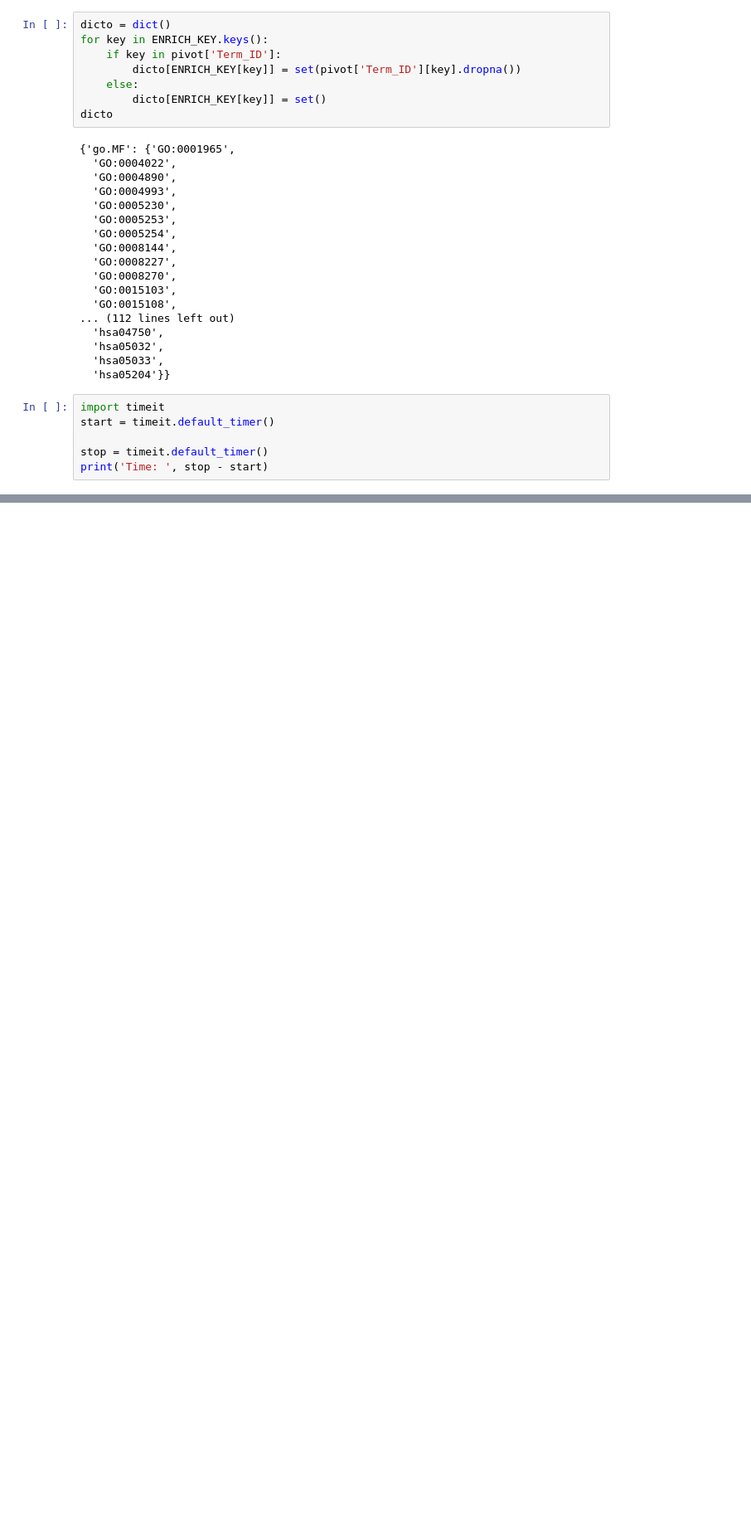
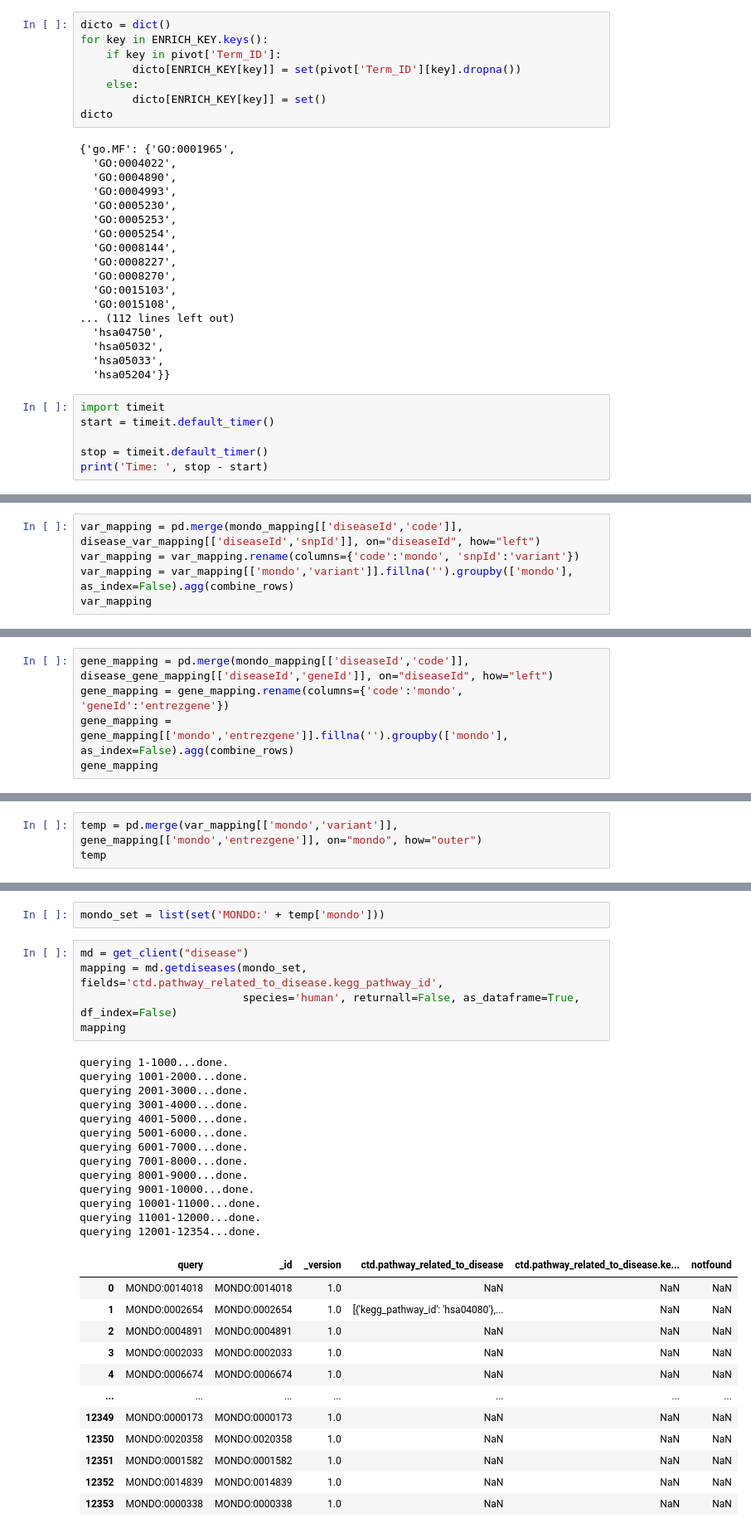
Before and after one commit to bionetslab/digest, a Jupyter notebook: jupyter/testing.ipynb, the cells around one changed output, grey strips where cells are left out. Shown at 83% size. Saved outputs shown, nothing was run; the diff lists cells and outputs as text; blank space fills up the shorter version.

```diff
--- a/jupyter/testing.ipynb
+++ b/jupyter/testing.ipynb
@@ -214,0 +271,5 @@ print('Time: ', stop - start)
+# %%
+var_mapping = pd.merge(mondo_mapping[['diseaseId','code']], disease_var_mapping[['diseaseId','snpId']], on="diseaseId", how="left")
+var_mapping = var_mapping.rename(columns={'code':'mondo', 'snpId':'variant'})
+var_mapping = var_mapping[['mondo','variant']].fillna('').groupby(['mondo'], as_index=False).agg(combine_rows)
+var_mapping
@@ -214,0 +290,5 @@ print('Time: ', stop - start)
+# %%
+gene_mapping = pd.merge(mondo_mapping[['diseaseId','code']], disease_gene_mapping[['diseaseId','geneId']], on="diseaseId", how="left")
+gene_mapping = gene_mapping.rename(columns={'code':'mondo', 'geneId':'entrezgene'})
+gene_mapping = gene_mapping[['mondo','entrezgene']].fillna('').groupby(['mondo'], as_index=False).agg(combine_rows)
+gene_mapping
@@ -214,0 +312,3 @@ print('Time: ', stop - start)
+# %%
+temp = pd.merge(var_mapping[['mondo','variant']], gene_mapping[['mondo','entrezgene']], on="mondo", how="outer")
+temp
@@ -214,0 +506,33 @@ print('Time: ', stop - start)
+# %%
+mondo_set = list(set('MONDO:' + temp['mondo']))
+# %%
+md = get_client("disease")
+mapping = md.getdiseases(mondo_set, fields='ctd.pathway_related_to_disease.kegg_pathway_id',
+                         species='human', returnall=False, as_dataframe=True, df_index=False)
+mapping
+# %% [output]
+querying 1-1000...done.
+querying 1001-2000...done.
+querying 2001-3000...done.
+querying 3001-4000...done.
+querying 4001-5000...done.
+querying 5001-6000...done.
+querying 6001-7000...done.
+querying 7001-8000...done.
+querying 8001-9000...done.
+querying 9001-10000...done.
+querying 10001-11000...done.
+querying 11001-12000...done.
+querying 12001-12354...done.
+|  | query | _id | _version | ctd.pathway_related_to_disease | ctd.pathway_related_to_disease.ke... | notfound |
+| 0 | MONDO:0014018 | MONDO:0014018 | 1.0 | NaN | NaN | NaN |
+| 1 | MONDO:0002654 | MONDO:0002654 | 1.0 | [{'kegg_pathway_id': 'hsa04080'},... | NaN | NaN |
+| 2 | MONDO:0004891 | MONDO:0004891 | 1.0 | NaN | NaN | NaN |
+| 3 | MONDO:0002033 | MONDO:0002033 | 1.0 | NaN | NaN | NaN |
+| 4 | MONDO:0006674 | MONDO:0006674 | 1.0 | NaN | NaN | NaN |
+| ... | ... | ... | ... | ... | ... | ... |
+| 12349 | MONDO:0000173 | MONDO:0000173 | 1.0 | NaN | NaN | NaN |
+| 12350 | MONDO:0020358 | MONDO:0020358 | 1.0 | NaN | NaN | NaN |
+| 12351 | MONDO:0001582 | MONDO:0001582 | 1.0 | NaN | NaN | NaN |
+| 12352 | MONDO:0014839 | MONDO:0014839 | 1.0 | NaN | NaN | NaN |
+| 12353 | MONDO:0000338 | MONDO:0000338 | 1.0 | NaN | NaN | NaN |
```
Also changed, not shown: parts of 30 cells of this notebook, 6 other files.
